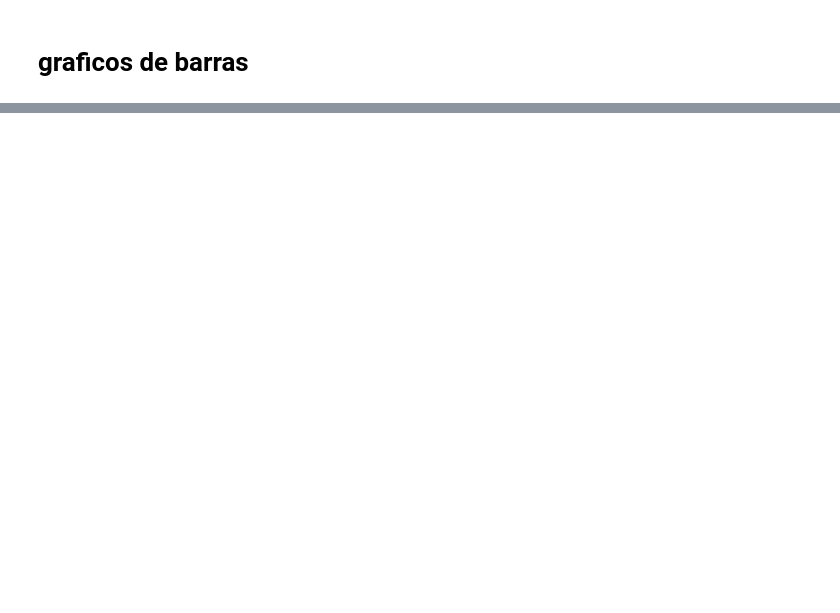
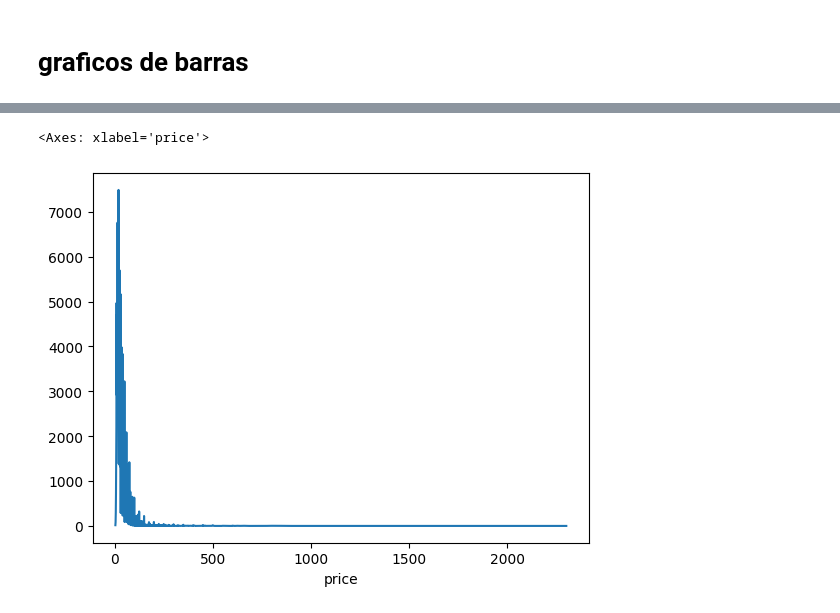
Before and after one commit to Lenis0207/PAD_2025_IIB1, a Jupyter notebook: src/clases_ad/clase_4_graficos.ipynb, the cells around one changed output, grey strips where cells are left out. Saved outputs shown, nothing was run; the diff lists cells and outputs as text; code cells hidden in the pictures; blank space fills up the shorter version.

```diff
--- a/src/clases_ad/clase_4_graficos.ipynb
+++ b/src/clases_ad/clase_4_graficos.ipynb
@@ -47,0 +61,5 @@ df2.head(2)
+# %%
+df2["price"].value_counts().sort_index().plot.line()
+# %% [output]
+<Axes: xlabel='price'>
+[figure, added]
```
Also changed, not shown: parts of 3 cells of this notebook.
